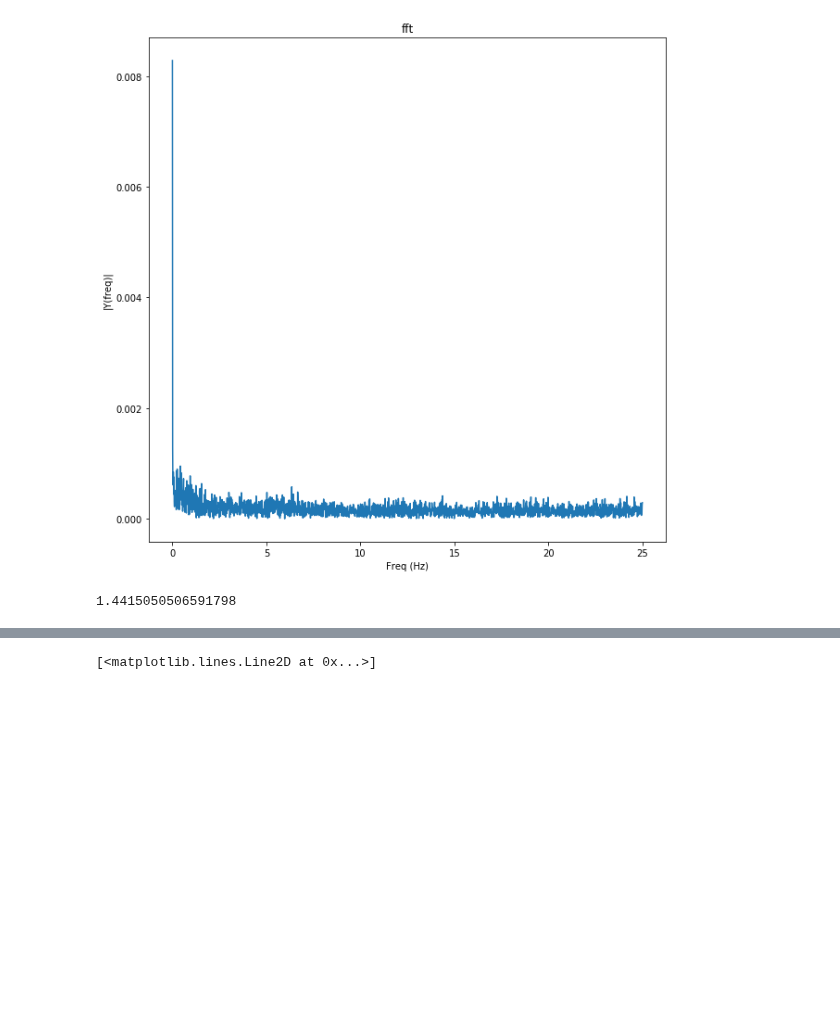
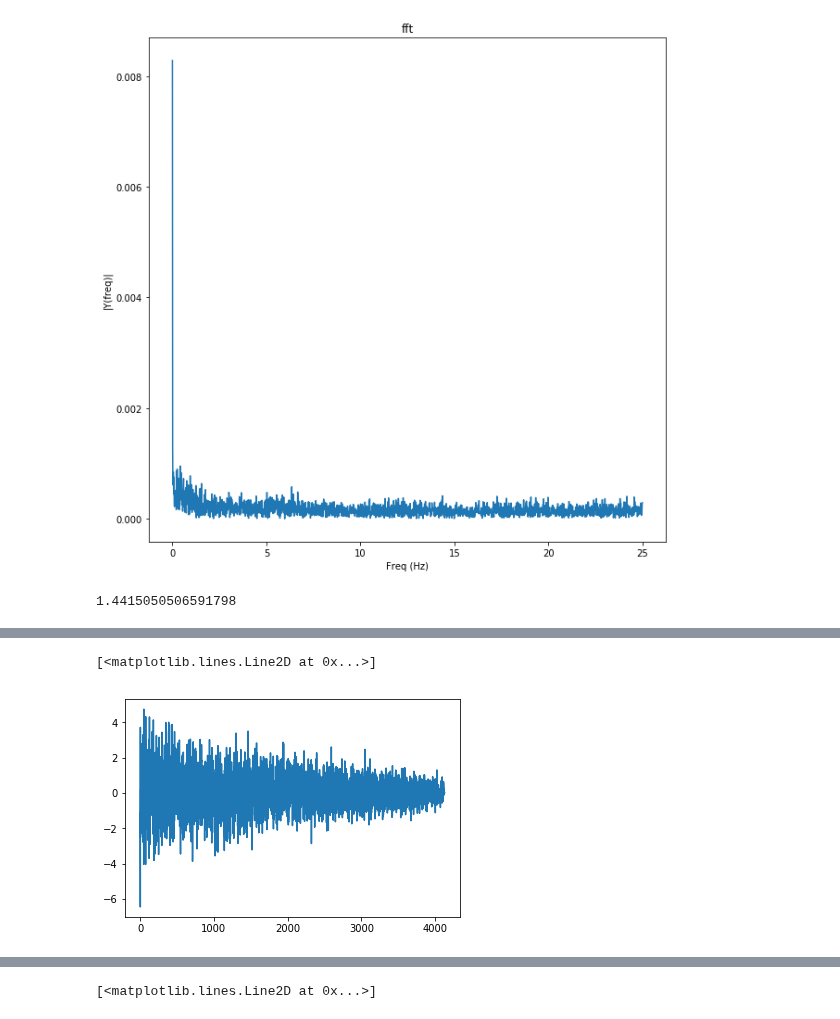
Before and after one commit to bellabrez/bigbadbrain, a Jupyter notebook: jupyter_notebooks/20190725 - More PCA.ipynb, the cells around one changed output, grey strips where cells are left out. Drawn from its saved outputs; the diff is of its cells as text; code cells hidden in the pictures; blank space fills up the shorter version.

```diff
--- a/jupyter_notebooks/20190725 - More PCA.ipynb
+++ b/jupyter_notebooks/20190725 - More PCA.ipynb
@@ -115,0 +143,9 @@ timestamps.shape
+# %%
+# Data matrix X, X doesn't need to be 0-centered
+n, m = X.shape
+# Compute full SVD
+U, Sigma, Vh = np.linalg.svd(X,
+  full_matrices=False, # It's not necessary to compute the full matrix of U or V
+  compute_uv=True)
+# Transform X with SVD components
+X_svd = np.dot(U, np.diag(Sigma))
@@ -116,3 +172,8 @@ timestamps.shape
+# %%
+plt.plot(X_svd[0,:])
+# %% [output]
+[<matplotlib.lines.Line2D at 0x...>]
+[figure, added]
 # %%
 t0 = time()
 pca = PCA(n_components=10).fit(X)
```
Also changed, not shown: parts of 33 cells of this notebook, 11 other files.
